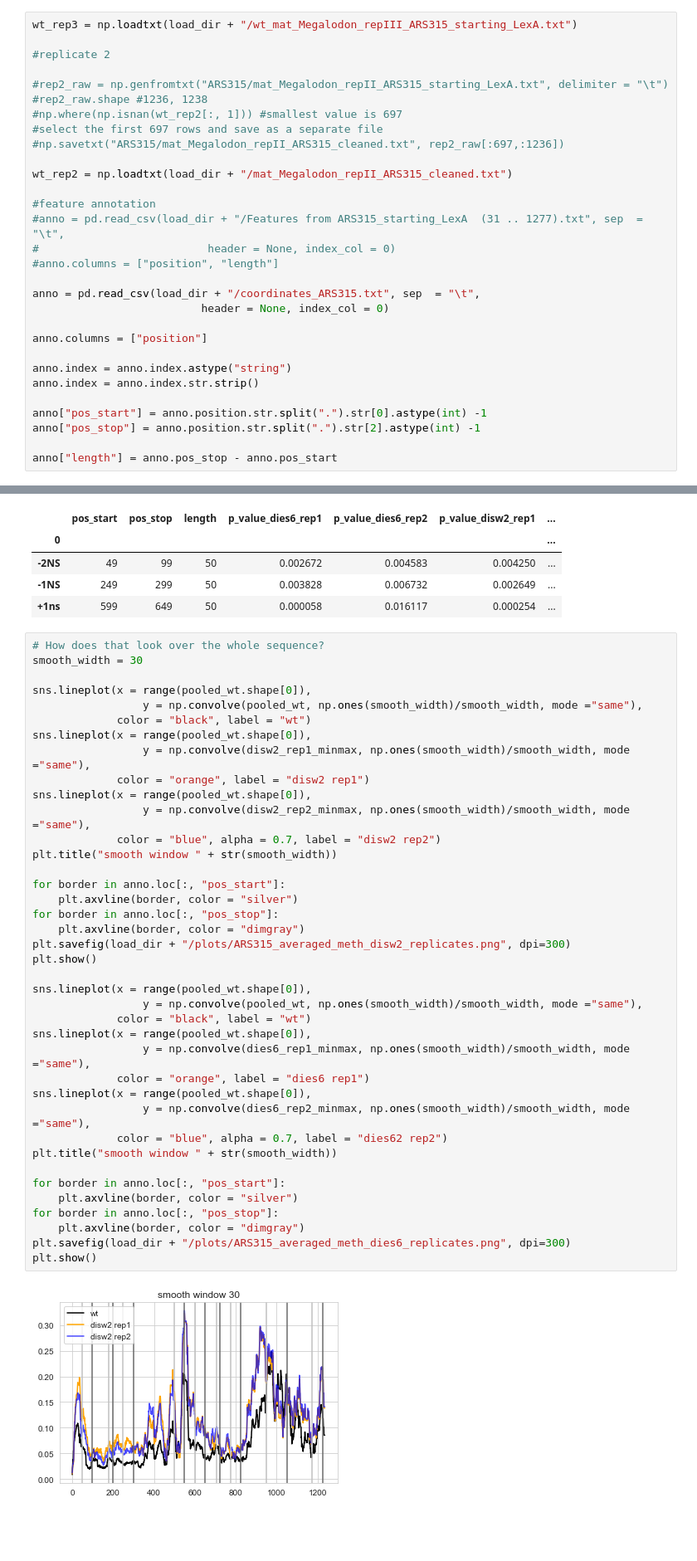
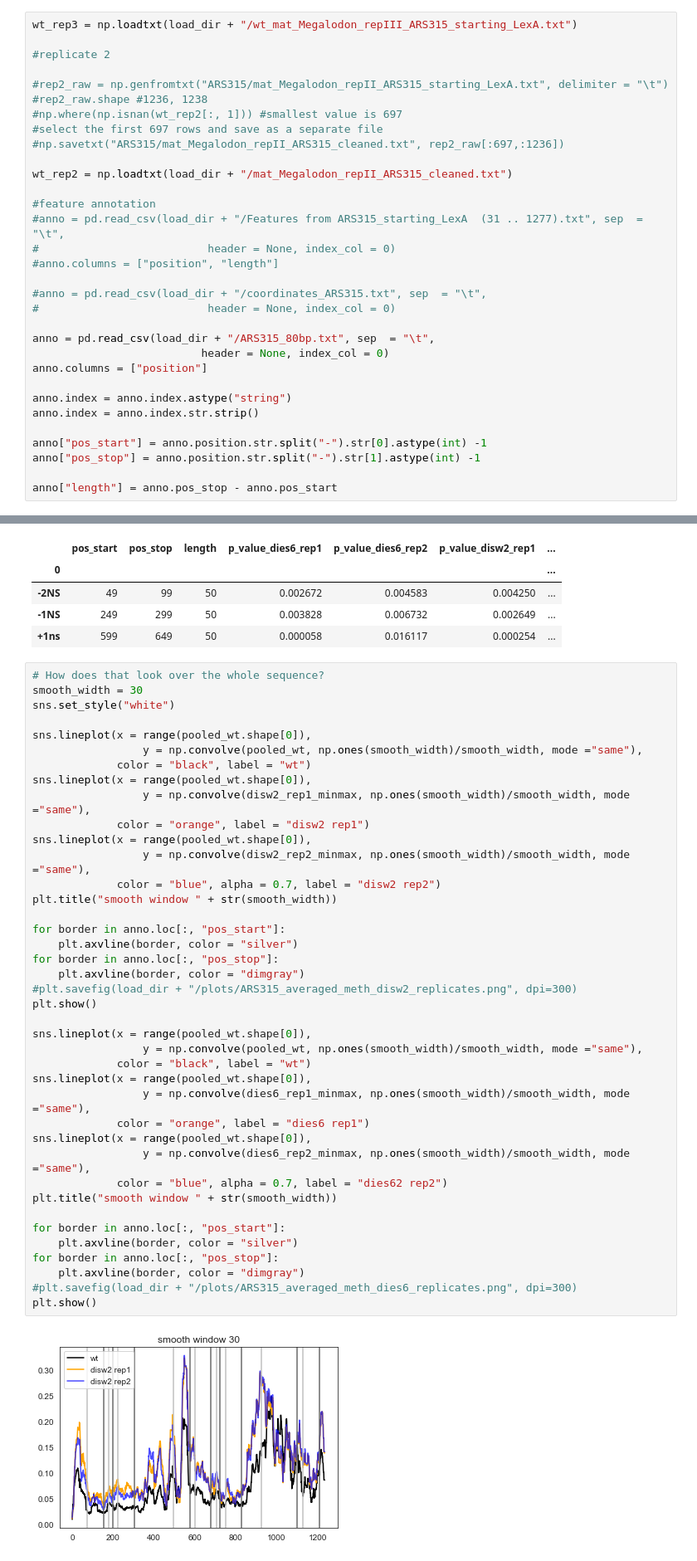
Before and after one commit to KarolineHoller/nanopore_methylation, a Jupyter notebook: methylation_analysis_20220502_ARS315.ipynb, the cells around one changed output, grey strips where cells are left out. Shown at 83% size. Cells and saved outputs as stored; diff of their text form; blank space fills up the shorter version.

Commit message:
added methylation per feature plot for ARS315

```diff
--- a/methylation_analysis_20220502_ARS315.ipynb
+++ b/methylation_analysis_20220502_ARS315.ipynb
@@ -33,16 +33,18 @@ wt_rep2 = np.loadtxt(load_dir + "/mat_Megalodon_repII_ARS315_cleaned.txt")
 #                          header = None, index_col = 0)
 #anno.columns = ["position", "length"]
 
-anno = pd.read_csv(load_dir + "/coordinates_ARS315.txt", sep  = "\t",
+#anno = pd.read_csv(load_dir + "/coordinates_ARS315.txt", sep  = "\t",
+#                          header = None, index_col = 0)
+
+anno = pd.read_csv(load_dir + "/ARS315_80bp.txt", sep  = "\t",
                           header = None, index_col = 0)
-
 anno.columns = ["position"]
 
 anno.index = anno.index.astype("string")
 anno.index = anno.index.str.strip()
 
-anno["pos_start"] = anno.position.str.split(".").str[0].astype(int) -1
-anno["pos_stop"] = anno.position.str.split(".").str[2].astype(int) -1
+anno["pos_start"] = anno.position.str.split("-").str[0].astype(int) -1
+anno["pos_stop"] = anno.position.str.split("-").str[1].astype(int) -1
 
 anno["length"] = anno.pos_stop - anno.pos_start
 # %%
@@ -475,6 +594,7 @@ segments.loc[(segments["p_value_disw2_rep1"] < pvalue) &
 # %%
 # How does that look over the whole sequence?
 smooth_width = 30
+sns.set_style("white")
 
 sns.lineplot(x = range(pooled_wt.shape[0]),
                  y = np.convolve(pooled_wt, np.ones(smooth_width)/smooth_width, mode ="same"),
@@ -483,33 +603,33 @@ sns.lineplot(x = range(pooled_wt.shape[0]),
                  y = np.convolve(disw2_rep1_minmax, np.ones(smooth_width)/smooth_width, mode ="same"),
              color = "orange", label = "disw2 rep1")
 sns.lineplot(x = range(pooled_wt.shape[0]),
                  y = np.convolve(disw2_rep2_minmax, np.ones(smooth_width)/smooth_width, mode ="same"),
              color = "blue", alpha = 0.7, label = "disw2 rep2")
 plt.title("smooth window " + str(smooth_width))
 
 for border in anno.loc[:, "pos_start"]:
     plt.axvline(border, color = "silver")
 for border in anno.loc[:, "pos_stop"]:
     plt.axvline(border, color = "dimgray")
-plt.savefig(load_dir + "/plots/ARS315_averaged_meth_disw2_replicates.png", dpi=300)
+#plt.savefig(load_dir + "/plots/ARS315_averaged_meth_disw2_replicates.png", dpi=300)
 plt.show()
 
 sns.lineplot(x = range(pooled_wt.shape[0]),
                  y = np.convolve(pooled_wt, np.ones(smooth_width)/smooth_width, mode ="same"),
              color = "black", label = "wt")
 sns.lineplot(x = range(pooled_wt.shape[0]),
                  y = np.convolve(dies6_rep1_minmax, np.ones(smooth_width)/smooth_width, mode ="same"),
              color = "orange", label = "dies6 rep1")
 sns.lineplot(x = range(pooled_wt.shape[0]),
                  y = np.convolve(dies6_rep2_minmax, np.ones(smooth_width)/smooth_width, mode ="same"),
              color = "blue", alpha = 0.7, label = "dies62 rep2")
 plt.title("smooth window " + str(smooth_width))
 
 for border in anno.loc[:, "pos_start"]:
     plt.axvline(border, color = "silver")
 for border in anno.loc[:, "pos_stop"]:
     plt.axvline(border, color = "dimgray")
-plt.savefig(load_dir + "/plots/ARS315_averaged_meth_dies6_replicates.png", dpi=300)
+#plt.savefig(load_dir + "/plots/ARS315_averaged_meth_dies6_replicates.png", dpi=300)
 plt.show()
 # %% [output]
-[figure, old version]
+[figure, new version]
```
Also changed, not shown: parts of 20 cells of this notebook.
